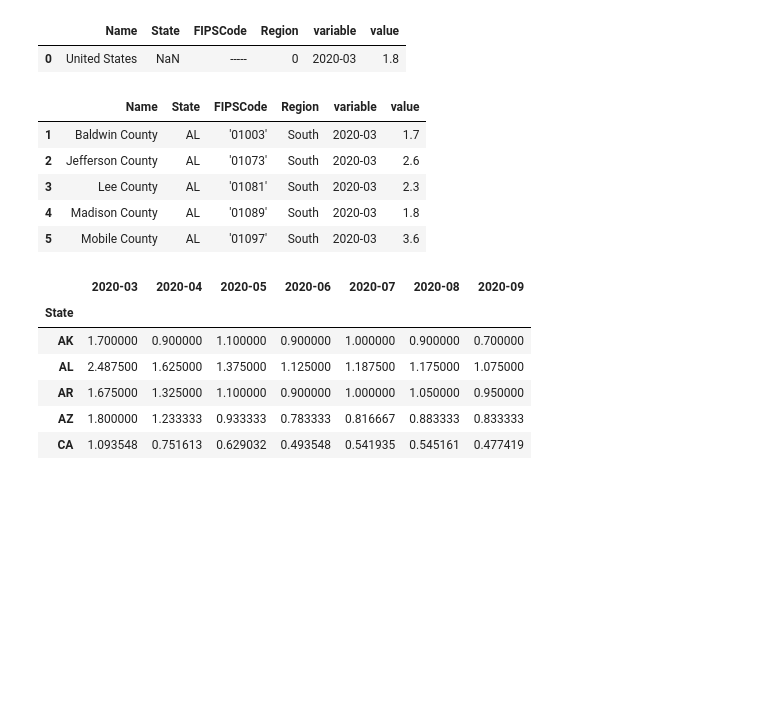
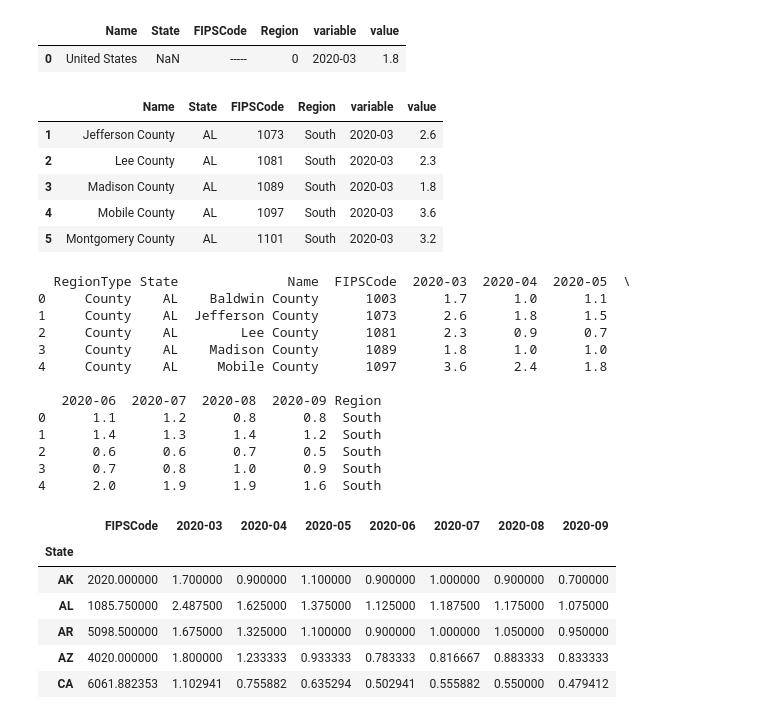
Before and after one commit to jamilao/housing-and-covid19, a Jupyter notebook: notebooks/MortgageDataProcessing.ipynb, the cells around one changed output. Cells and saved outputs as stored; diff of their text form; code cells hidden in the pictures; blank space fills up the shorter version.

```diff
--- a/notebooks/MortgageDataProcessing.ipynb
+++ b/notebooks/MortgageDataProcessing.ipynb
@@ -12,9 +12,13 @@ interim_data_dir = data_dir / "interim"
 processed_data_dir = data_dir / "processed"
 
 interim_mortgage_file = interim_data_dir / "CountyMortgagesPercent-30-89DaysLate-thru-2020-09.csv"
+interim_msa_file = interim_data_dir / "cbsatocountycrosswalk.csv"
 # %%
 mortgage_delinq_df = pd.read_csv(interim_mortgage_file)
 mortgage_delinq_df = pd.concat([mortgage_delinq_df.iloc[:,0:4],mortgage_delinq_df.iloc[:,-7:]],axis = 1)
+mortgage_delinq_df = mortgage_delinq_df[mortgage_delinq_df['State'].notna()]
+mortgage_delinq_df['FIPSCode'] = mortgage_delinq_df['FIPSCode'].str.replace("'",'')
+mortgage_delinq_df['FIPSCode'] = mortgage_delinq_df['FIPSCode'].astype(int)
 mortgage_delinq_df.head()
 # %% [output]
 |  | RegionType | State | Name | FIPSCode | 2020-03 | 2020-04 | 2020-05 | 2020-06 | 2020-07 | 2020-08 | 2020-09 |
@@ -26,2 +30,5 @@ mortgage_delinq_df.head()
 # %%
+msa_df = pd.read_csv(interim_msa_file)
+msa_df = msa_df.iloc[:,0:9]
+msa_df.head()
 # %% [output]
@@ -34,3 +41,8 @@ mortgage_delinq_df.head()
+# %%
+mortgage_delinq_df = pd.merge(mortgage_delinq_df,
+                              msa_df,
+                              left_on=['State','FIPSCode'],
+                              right_on = ['state','fipscounty'])
 # %%
 northeast = ["PA", "VT", "ME", "RI", "NY", "CT", "NH", "ME", "NJ"]
 midwest = ["OH", "IN", "IL", "MI", "WI", "MO", "IA", "MN", "KS", "NE", "SD", "ND"]
@@ -88,22 +101,37 @@ df_states = df_melted.iloc[1:, :]
 df_states.head()
 # %% [output]
 |  | Name | State | FIPSCode | Region | variable | value |
-| 1 | Baldwin County | AL | '01003' | South | 2020-03 | 1.7 |
-| 2 | Jefferson County | AL | '01073' | South | 2020-03 | 2.6 |
-| 3 | Lee County | AL | '01081' | South | 2020-03 | 2.3 |
-| 4 | Madison County | AL | '01089' | South | 2020-03 | 1.8 |
-| 5 | Mobile County | AL | '01097' | South | 2020-03 | 3.6 |
+| 1 | Jefferson County | AL | 1073 | South | 2020-03 | 2.6 |
+| 2 | Lee County | AL | 1081 | South | 2020-03 | 2.3 |
+| 3 | Madison County | AL | 1089 | South | 2020-03 | 1.8 |
+| 4 | Mobile County | AL | 1097 | South | 2020-03 | 3.6 |
+| 5 | Montgomery County | AL | 1101 | South | 2020-03 | 3.2 |
 # %%
-new_df = mortgage_delinq_df.groupby("State").mean()
-new_df.head()
+new_df = pd.concat([mortgage_delinq_df.iloc[:,0:11],mortgage_delinq_df['Region']],axis = 1)
+print(new_df.head())
+new_df_state = new_df.groupby("State").mean()
+new_df_state.head()
 # %% [output]
+  RegionType State              Name  FIPSCode  2020-03  2020-04  2020-05  \
+0     County    AL    Baldwin County      1003      1.7      1.0      1.1
+1     County    AL  Jefferson County      1073      2.6      1.8      1.5
+2     County    AL        Lee County      1081      2.3      0.9      0.7
+3     County    AL    Madison County      1089      1.8      1.0      1.0
+4     County    AL     Mobile County      1097      3.6      2.4      1.8
+
+   2020-06  2020-07  2020-08  2020-09 Region
+0      1.1      1.2      0.8      0.8  South
+1      1.4      1.3      1.4      1.2  South
+2      0.6      0.6      0.7      0.5  South
+3      0.7      0.8      1.0      0.9  South
+4      2.0      1.9      1.9      1.6  South
-|  | 2020-03 | 2020-04 | 2020-05 | 2020-06 | 2020-07 | 2020-08 | 2020-09 |
-| State |  |  |  |  |  |  |  |
-| AK | 1.700000 | 0.900000 | 1.100000 | 0.900000 | 1.000000 | 0.900000 | 0.700000 |
-| AL | 2.487500 | 1.625000 | 1.375000 | 1.125000 | 1.187500 | 1.175000 | 1.075000 |
-| AR | 1.675000 | 1.325000 | 1.100000 | 0.900000 | 1.000000 | 1.050000 | 0.950000 |
-| AZ | 1.800000 | 1.233333 | 0.933333 | 0.783333 | 0.816667 | 0.883333 | 0.833333 |
-| CA | 1.093548 | 0.751613 | 0.629032 | 0.493548 | 0.541935 | 0.545161 | 0.477419 |
+|  | FIPSCode | 2020-03 | 2020-04 | 2020-05 | 2020-06 | 2020-07 | 2020-08 | 2020-09 |
+| State |  |  |  |  |  |  |  |  |
+| AK | 2020.000000 | 1.700000 | 0.900000 | 1.100000 | 0.900000 | 1.000000 | 0.900000 | 0.700000 |
+| AL | 1085.750000 | 2.487500 | 1.625000 | 1.375000 | 1.125000 | 1.187500 | 1.175000 | 1.075000 |
+| AR | 5098.500000 | 1.675000 | 1.325000 | 1.100000 | 0.900000 | 1.000000 | 1.050000 | 0.950000 |
+| AZ | 4020.000000 | 1.800000 | 1.233333 | 0.933333 | 0.783333 | 0.816667 | 0.883333 | 0.833333 |
+| CA | 6061.882353 | 1.102941 | 0.755882 | 0.635294 | 0.502941 | 0.555882 | 0.550000 | 0.479412 |
 # %%
 import matplotlib.pyplot as plt
 plt.figure(figsize = (12,20))
```
Also changed, not shown: parts of 8 cells of this notebook, 1 other file.
